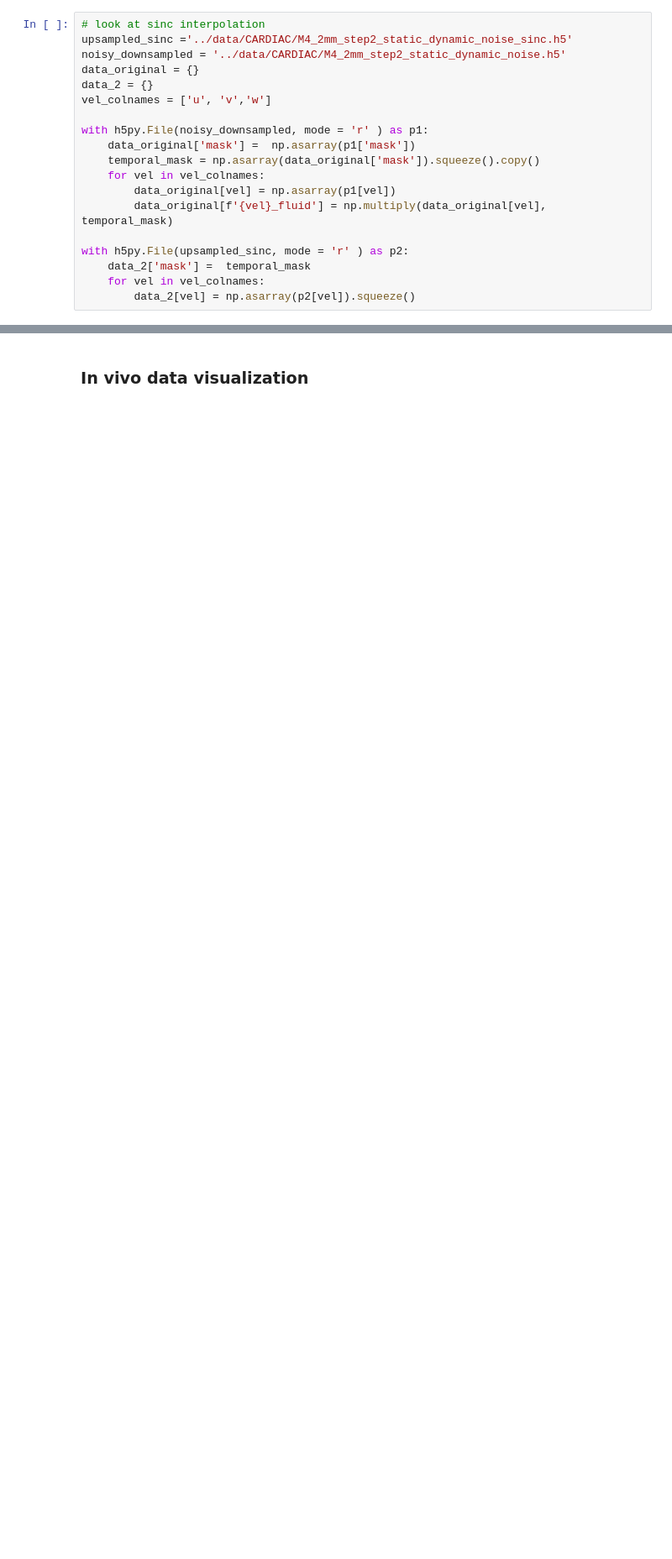
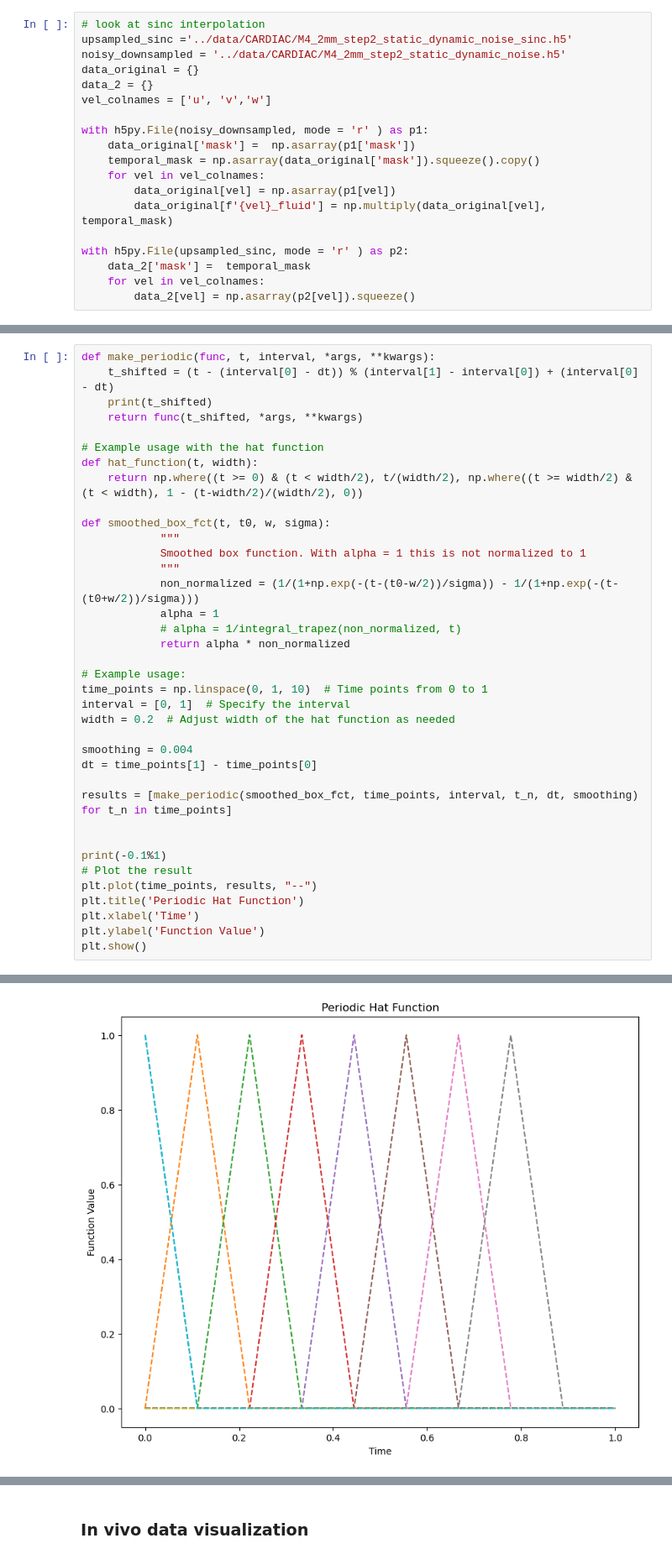
Before and after one commit to PiaaCaa/4DFlowNet, a Jupyter notebook: src/test_file.ipynb, the cells around one changed output, grey strips where cells are left out. Shown at 84% size. Cells and saved outputs as stored; diff of their text form; blank space fills up the shorter version.

```diff
--- a/src/test_file.ipynb
+++ b/src/test_file.ipynb
@@ -326,0 +348,38 @@ with h5py.File(upsampled_sinc, mode = 'r' ) as p2:
+# %%
+def make_periodic(func, t, interval, *args, **kwargs):
+    t_shifted = (t - (interval[0] - dt)) % (interval[1] - interval[0]) + (interval[0] - dt)
+    print(t_shifted)
+    return func(t_shifted, *args, **kwargs)
+
+# Example usage with the hat function
+def hat_function(t, width):
+    return np.where((t >= 0) & (t < width/2), t/(width/2), np.where((t >= width/2) & (t < width), 1 - (t-width/2)/(width/2), 0))
+
+def smoothed_box_fct(t, t0, w, sigma):
+            """
+            Smoothed box function. With alpha = 1 this is not normalized to 1
+            """
+            non_normalized = (1/(1+np.exp(-(t-(t0-w/2))/sigma)) - 1/(1+np.exp(-(t-(t0+w/2))/sigma)))
+            alpha = 1
+            # alpha = 1/integral_trapez(non_normalized, t)
+            return alpha * non_normalized
+
+# Example usage:
+time_points = np.linspace(0, 1, 10)  # Time points from 0 to 1
+interval = [0, 1]  # Specify the interval
+width = 0.2  # Adjust width of the hat function as needed
+
+smoothing = 0.004
+dt = time_points[1] - time_points[0]
+
+results = [make_periodic(smoothed_box_fct, time_points, interval, t_n, dt, smoothing) for t_n in time_points]
+
+
+print(-0.1%1)
+# Plot the result
+plt.plot(time_points, results, "--")
+plt.title('Periodic Hat Function')
+plt.xlabel('Time')
+plt.ylabel('Function Value')
+plt.show()
+# %% [output]
@@ -326,0 +403 @@ with h5py.File(upsampled_sinc, mode = 'r' ) as p2:
+[figure, added]
```
Also changed, not shown: parts of 17 cells of this notebook, 18 other files.
